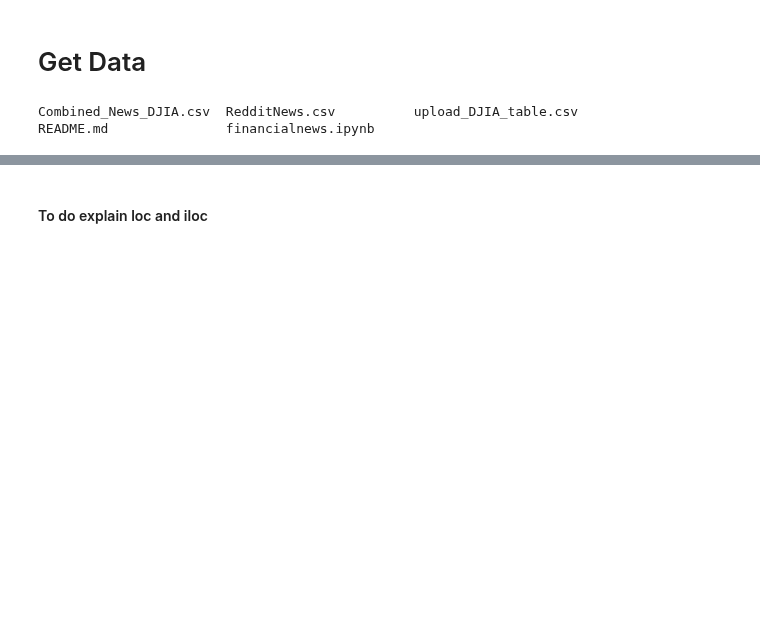
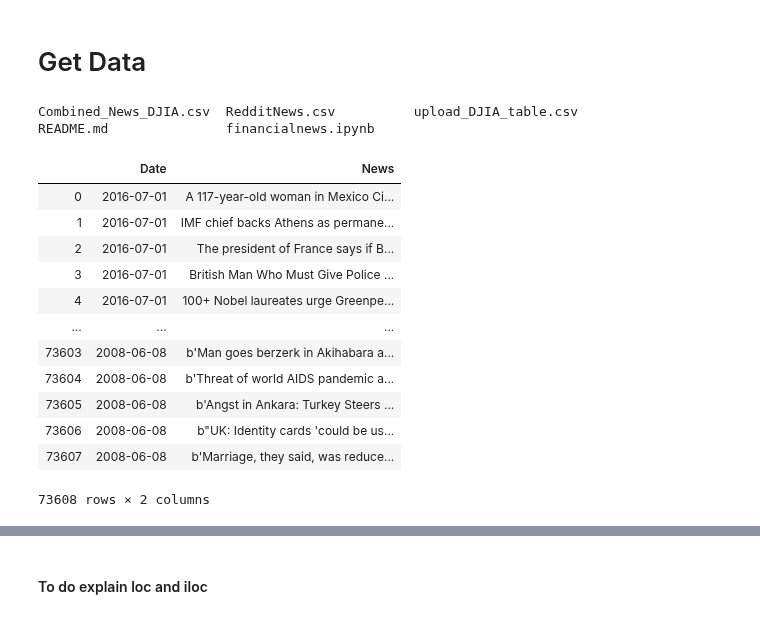
Before and after one commit to jcanque777/news_stock_prediction, a Jupyter notebook: financialnews.ipynb, the cells around one changed output, grey strips where cells are left out. Drawn from its saved outputs; the diff is of its cells as text; code cells hidden in the pictures; blank space fills up the shorter version.

```diff
--- a/financialnews.ipynb
+++ b/financialnews.ipynb
@@ -5,3 +5,19 @@ ls
 # %% [output]
 Combined_News_DJIA.csv  RedditNews.csv          upload_DJIA_table.csv
 README.md               financialnews.ipynb
+# %%
+pd.read_csv('RedditNews.csv')
+# %% [output]
+|  | Date | News |
+| 0 | 2016-07-01 | A 117-year-old woman in Mexico Ci... |
+| 1 | 2016-07-01 | IMF chief backs Athens as permane... |
+| 2 | 2016-07-01 | The president of France says if B... |
+| 3 | 2016-07-01 | British Man Who Must Give Police ... |
+| 4 | 2016-07-01 | 100+ Nobel laureates urge Greenpe... |
+| ... | ... | ... |
+| 73603 | 2008-06-08 | b'Man goes berzerk in Akihabara a... |
+| 73604 | 2008-06-08 | b'Threat of world AIDS pandemic a... |
+| 73605 | 2008-06-08 | b'Angst in Ankara: Turkey Steers ... |
+| 73606 | 2008-06-08 | b"UK: Identity cards 'could be us... |
+| 73607 | 2008-06-08 | b'Marriage, they said, was reduce... |
+73608 rows × 2 columns
```
Also changed, not shown: parts of 31 cells of this notebook.
